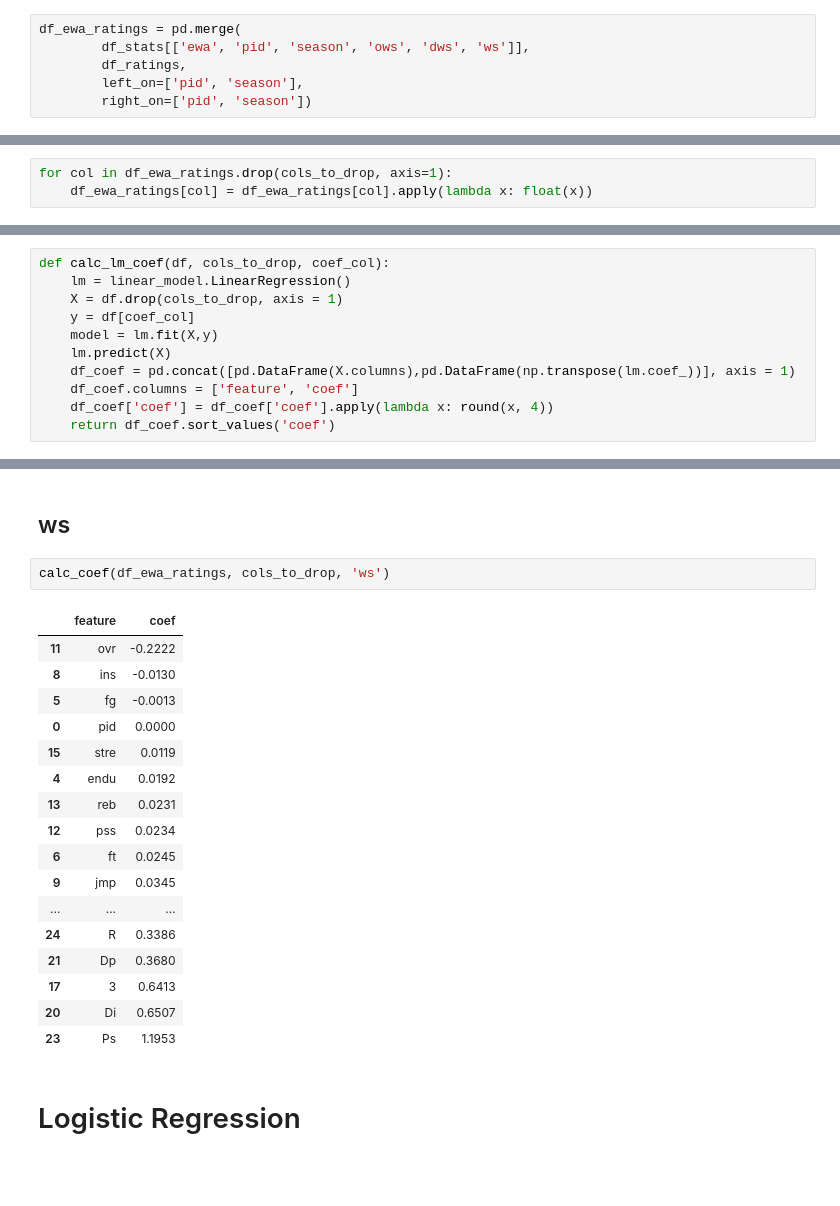
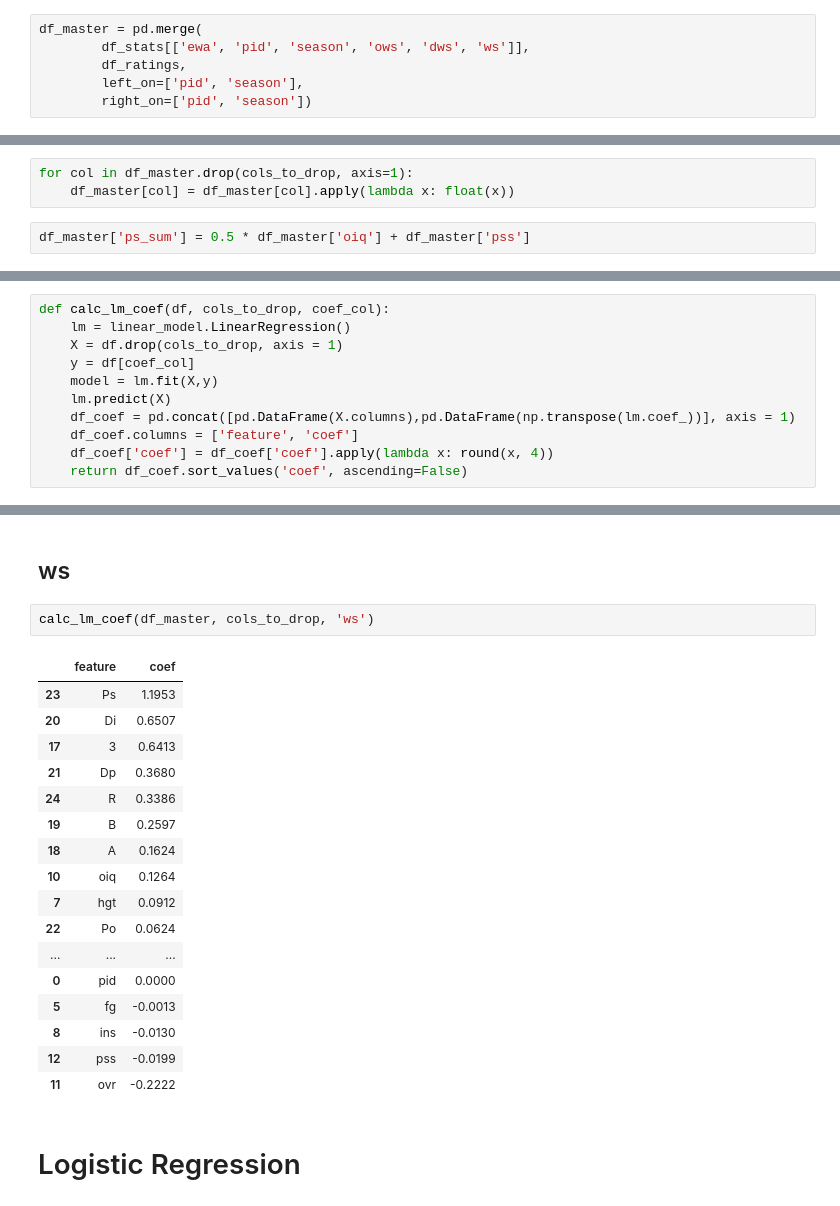
Before and after one commit to aemrich/bbgm_predict, a Jupyter notebook: analysis.ipynb, the cells around one changed output, grey strips where cells are left out. Saved outputs shown, nothing was run; the diff lists cells and outputs as text; blank space fills up the shorter version.

```diff
--- a/analysis.ipynb
+++ b/analysis.ipynb
@@ -79,7 +45,7 @@ df_one_hot_skills = pd.DataFrame(
 # %%
 df_ratings = df_ratings.join(df_one_hot_skills)
 # %%
-df_ewa_ratings = pd.merge(
+df_master = pd.merge(
         df_stats[['ewa', 'pid', 'season', 'ows', 'dws', 'ws']],
         df_ratings,
         left_on=['pid', 'season'],
@@ -87,8 +53,10 @@ df_ewa_ratings = pd.merge(
 # %%
 cols_to_drop = ['skills', 'pos', 'season', 'fuzz', 'ows', 'dws', 'ws', 'ewa', 'pot']
 # %%
-for col in df_ewa_ratings.drop(cols_to_drop, axis=1):
-    df_ewa_ratings[col] = df_ewa_ratings[col].apply(lambda x: float(x))
+for col in df_master.drop(cols_to_drop, axis=1):
+    df_master[col] = df_master[col].apply(lambda x: float(x))
+# %%
+df_master['ps_sum'] = 0.5 * df_master['oiq'] + df_master['pss']
 # %% [markdown]
 # Calculate Correlation
 # %% [markdown]
@@ -199,7 +167,7 @@ def calc_lm_coef(df, cols_to_drop, coef_col):
     df_coef = pd.concat([pd.DataFrame(X.columns),pd.DataFrame(np.transpose(lm.coef_))], axis = 1)
     df_coef.columns = ['feature', 'coef']
     df_coef['coef'] = df_coef['coef'].apply(lambda x: round(x, 4))
-    return df_coef.sort_values('coef')
+    return df_coef.sort_values('coef', ascending=False)
 # %% [markdown]
 ## ewa
 # %%
@@ -269,25 +237,25 @@ calc_coef(df_ewa_ratings, cols_to_drop, 'dws')
 # %% [markdown]
 ## ws
 # %%
-calc_coef(df_ewa_ratings, cols_to_drop, 'ws')
+calc_lm_coef(df_master, cols_to_drop, 'ws')
 # %% [output]
 |  | feature | coef |
+| 23 | Ps | 1.1953 |
+| 20 | Di | 0.6507 |
+| 17 | 3 | 0.6413 |
+| 21 | Dp | 0.3680 |
+| 24 | R | 0.3386 |
+| 19 | B | 0.2597 |
+| 18 | A | 0.1624 |
+| 10 | oiq | 0.1264 |
+| 7 | hgt | 0.0912 |
+| 22 | Po | 0.0624 |
+| ... | ... | ... |
+| 0 | pid | 0.0000 |
+| 5 | fg | -0.0013 |
+| 8 | ins | -0.0130 |
+| 12 | pss | -0.0199 |
 | 11 | ovr | -0.2222 |
-| 8 | ins | -0.0130 |
-| 5 | fg | -0.0013 |
-| 0 | pid | 0.0000 |
-| 15 | stre | 0.0119 |
-| 4 | endu | 0.0192 |
-| 13 | reb | 0.0231 |
-| 12 | pss | 0.0234 |
-| 6 | ft | 0.0245 |
-| 9 | jmp | 0.0345 |
-| ... | ... | ... |
-| 24 | R | 0.3386 |
-| 21 | Dp | 0.3680 |
-| 17 | 3 | 0.6413 |
-| 20 | Di | 0.6507 |
-| 23 | Ps | 1.1953 |
 # %% [markdown]
 # Logistic Regression
 # %%
```
Also changed, not shown: parts of 38 cells of this notebook.
